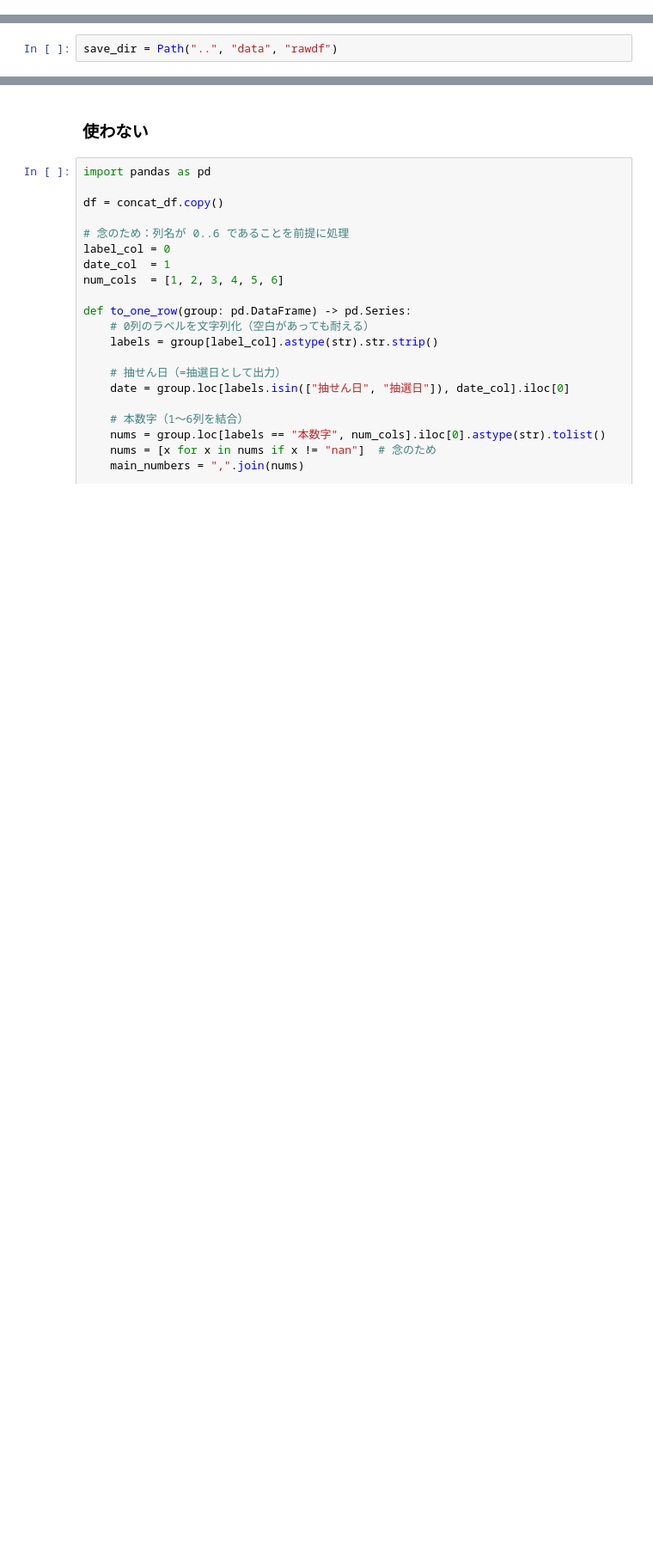
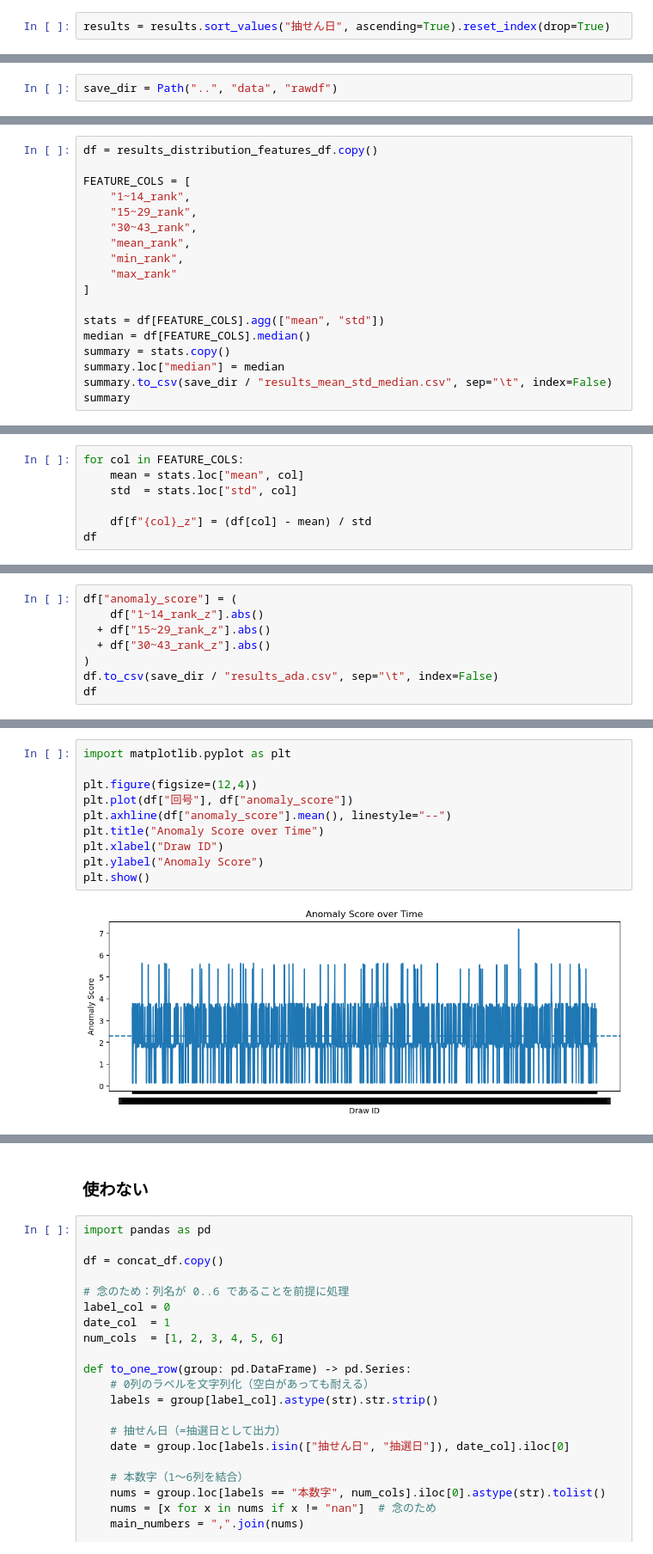
Before and after one commit to kimu0705/TAKARAKUJI, a Jupyter notebook: src/dev.ipynb, the cells around one changed output, grey strips where cells are left out. Shown at 86% size. Drawn from its saved outputs; the diff is of its cells as text; blank space fills up the shorter version.

```diff
--- a/src/dev.ipynb
+++ b/src/dev.ipynb
@@ -327,0 +334,2 @@ results
+# %%
+results = results.sort_values("抽せん日", ascending=True).reset_index(drop=True)
@@ -344,0 +687,18 @@ results.to_csv(save_dir / "results.csv", sep="\t")
+# %%
+df = results_distribution_features_df.copy()
+
+FEATURE_COLS = [
+    "1~14_rank",
+    "15~29_rank",
+    "30~43_rank",
+    "mean_rank",
+    "min_rank",
+    "max_rank"
+]
+
+stats = df[FEATURE_COLS].agg(["mean", "std"])
+median = df[FEATURE_COLS].median()
+summary = stats.copy()
+summary.loc["median"] = median
+summary.to_csv(save_dir / "results_mean_std_median.csv", sep="\t", index=False)
+summary
@@ -344,0 +710,7 @@ results.to_csv(save_dir / "results.csv", sep="\t")
+# %%
+for col in FEATURE_COLS:
+    mean = stats.loc["mean", col]
+    std  = stats.loc["std", col]
+
+    df[f"{col}_z"] = (df[col] - mean) / std
+df
@@ -344,0 +731,8 @@ results.to_csv(save_dir / "results.csv", sep="\t")
+# %%
+df["anomaly_score"] = (
+    df["1~14_rank_z"].abs()
+  + df["15~29_rank_z"].abs()
+  + df["30~43_rank_z"].abs()
+)
+df.to_csv(save_dir / "results_ada.csv", sep="\t", index=False)
+df
@@ -344,0 +778,12 @@ results.to_csv(save_dir / "results.csv", sep="\t")
+# %%
+import matplotlib.pyplot as plt
+
+plt.figure(figsize=(12,4))
+plt.plot(df["回号"], df["anomaly_score"])
+plt.axhline(df["anomaly_score"].mean(), linestyle="--")
+plt.title("Anomaly Score over Time")
+plt.xlabel("Draw ID")
+plt.ylabel("Anomaly Score")
+plt.show()
+# %% [output]
+[figure, added]
```
Also changed, not shown: parts of 44 cells of this notebook, 8 other files.
